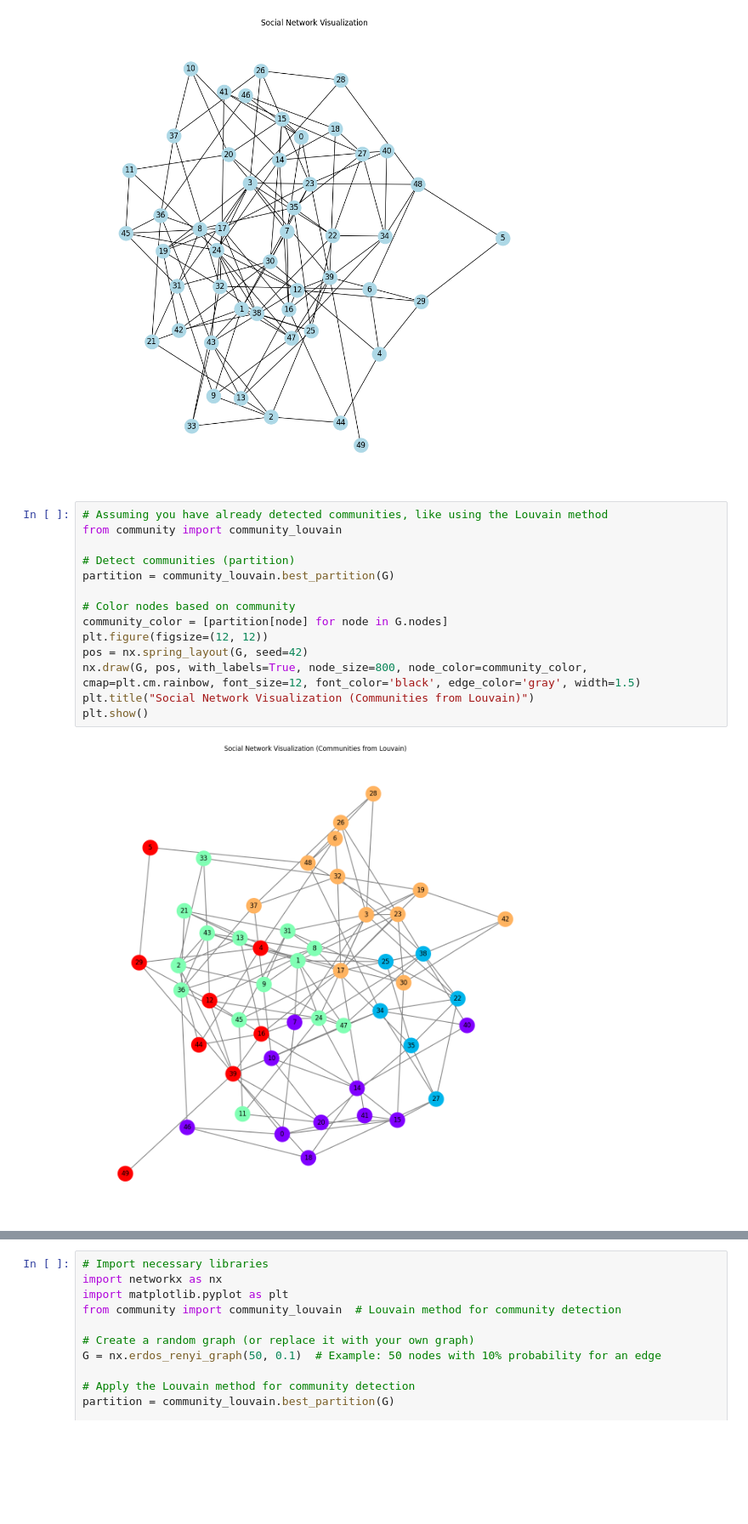
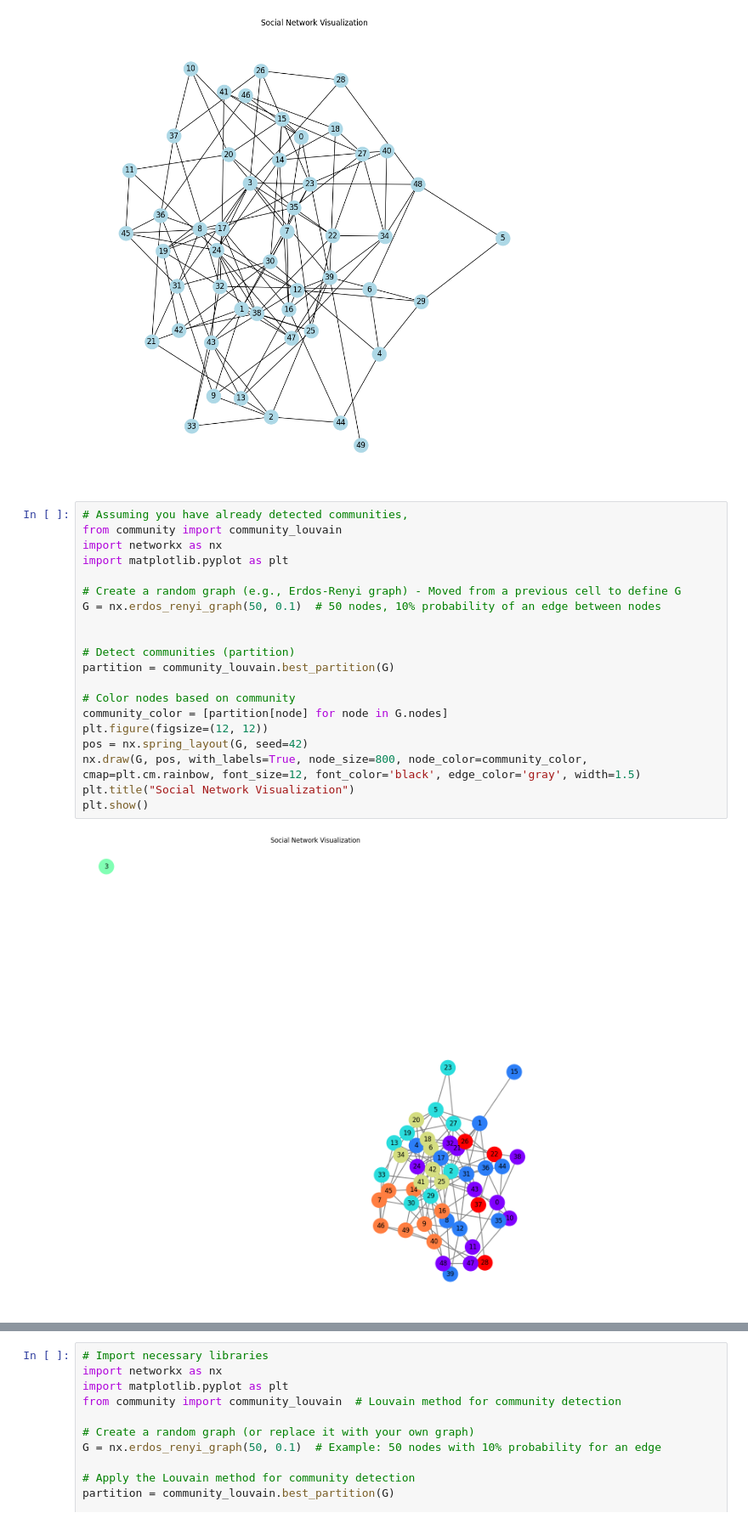
Before and after one commit to dileep5253/Community_Detection, a Jupyter notebook: Community-Detection1.ipynb, the cells around one changed output, grey strips where cells are left out. Shown at 85% size. Cells and saved outputs as stored; diff of their text form; blank space fills up the shorter version.

```diff
--- a/Community-Detection1.ipynb
+++ b/Community-Detection1.ipynb
@@ -537,21 +530,27 @@ plt.show()
 # %% [output]
 [figure]
 # %%
-# Assuming you have already detected communities, like using the Louvain method
+# Assuming you have already detected communities,
 from community import community_louvain
+import networkx as nx
+import matplotlib.pyplot as plt
+
+# Create a random graph (e.g., Erdos-Renyi graph) - Moved from a previous cell to define G
+G = nx.erdos_renyi_graph(50, 0.1)  # 50 nodes, 10% probability of an edge between nodes
+
 
 # Detect communities (partition)
 partition = community_louvain.best_partition(G)
 
 # Color nodes based on community
 community_color = [partition[node] for node in G.nodes]
 plt.figure(figsize=(12, 12))
 pos = nx.spring_layout(G, seed=42)
 nx.draw(G, pos, with_labels=True, node_size=800, node_color=community_color, cmap=plt.cm.rainbow, font_size=12, font_color='black', edge_color='gray', width=1.5)
-plt.title("Social Network Visualization (Communities from Louvain)")
+plt.title("Social Network Visualization")
 plt.show()
 # %% [output]
-[figure, old version]
+[figure, new version]
 # %%
 
 # Import necessary libraries
```
Also changed, not shown: parts of 4 cells of this notebook.
